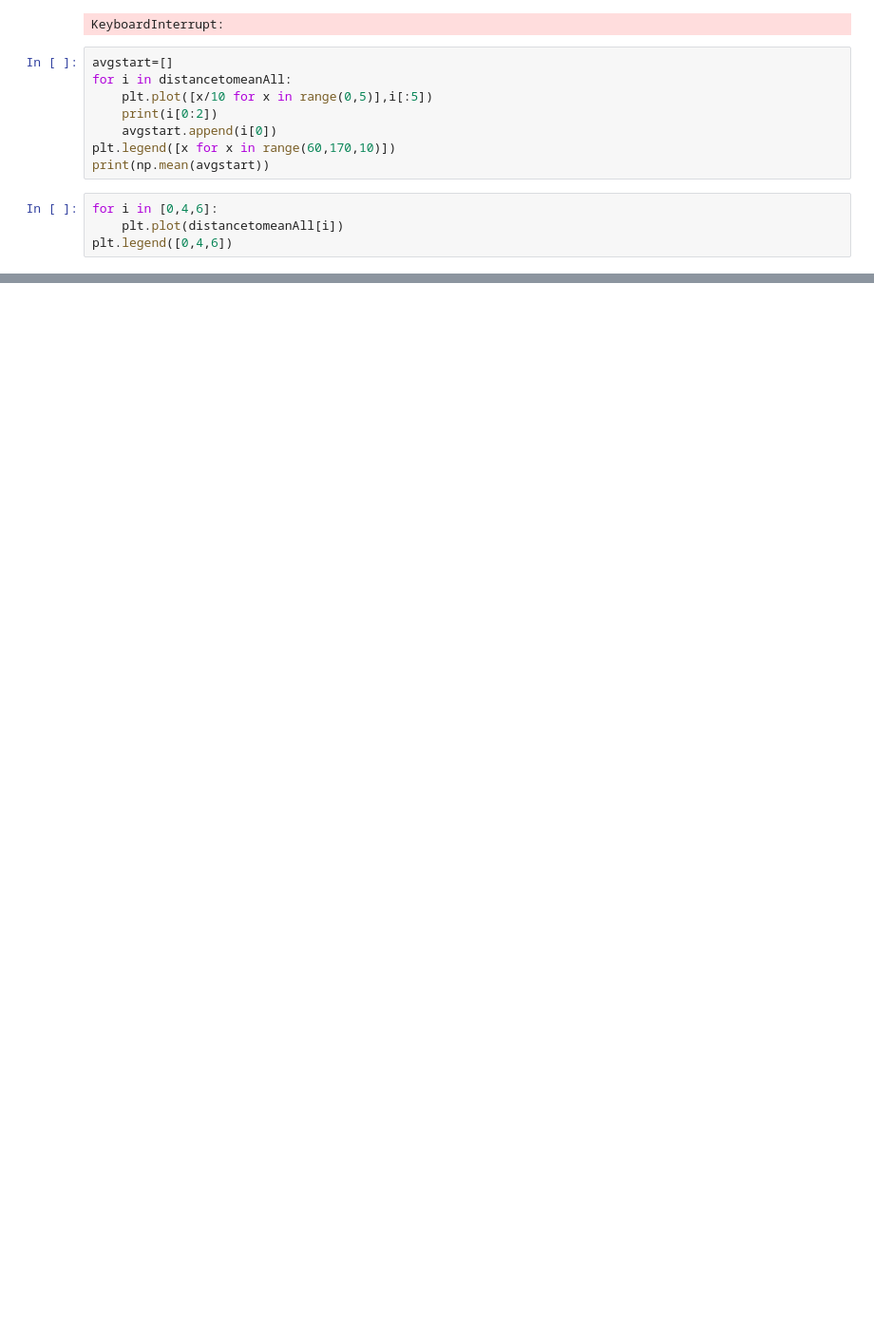
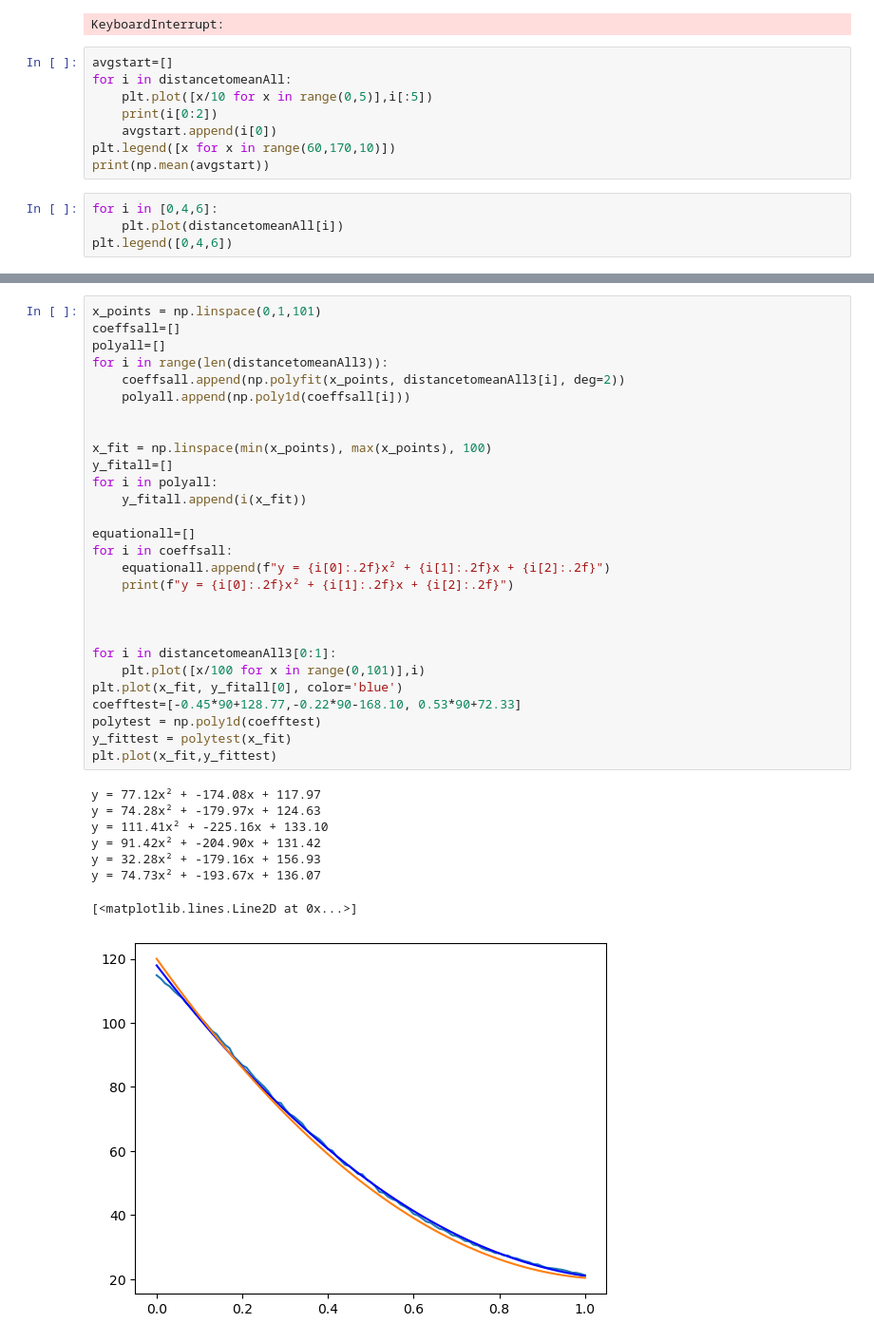
Before and after one commit to mvdbremt/Performance-Specific-Reinforcement-learning, a Jupyter notebook: MultiTraining.ipynb, the cells around one changed output, grey strips where cells are left out. Shown: that part at 95% size. Cells and saved outputs as stored; diff of their text form; blank space fills up the shorter version.

```diff
--- a/MultiTraining.ipynb
+++ b/MultiTraining.ipynb
@@ -529,0 +568,37 @@ plt.savefig("SVG/MultiGoalIncreasedRan2.svg")
+# %%
+x_points = np.linspace(0,1,101)
+coeffsall=[]
+polyall=[]
+for i in range(len(distancetomeanAll3)):
+    coeffsall.append(np.polyfit(x_points, distancetomeanAll3[i], deg=2))
+    polyall.append(np.poly1d(coeffsall[i]))
+
+
+x_fit = np.linspace(min(x_points), max(x_points), 100)
+y_fitall=[]
+for i in polyall:
+    y_fitall.append(i(x_fit))
+
+equationall=[]
+for i in coeffsall:
+    equationall.append(f"y = {i[0]:.2f}x² + {i[1]:.2f}x + {i[2]:.2f}")
+    print(f"y = {i[0]:.2f}x² + {i[1]:.2f}x + {i[2]:.2f}")
+
+
+
+for i in distancetomeanAll3[0:1]:
+    plt.plot([x/100 for x in range(0,101)],i)
+plt.plot(x_fit, y_fitall[0], color='blue')
+coefftest=[-0.45*90+128.77,-0.22*90-168.10, 0.53*90+72.33]
+polytest = np.poly1d(coefftest)
+y_fittest = polytest(x_fit)
+plt.plot(x_fit,y_fittest)
+# %% [output]
+y = 77.12x² + -174.08x + 117.97
+y = 74.28x² + -179.97x + 124.63
+y = 111.41x² + -225.16x + 133.10
+y = 91.42x² + -204.90x + 131.42
+y = 32.28x² + -179.16x + 156.93
+y = 74.73x² + -193.67x + 136.07
+[<matplotlib.lines.Line2D at 0x...>]
+[figure, added]
```
Also changed, not shown: parts of 15 cells of this notebook, 4 other files.
